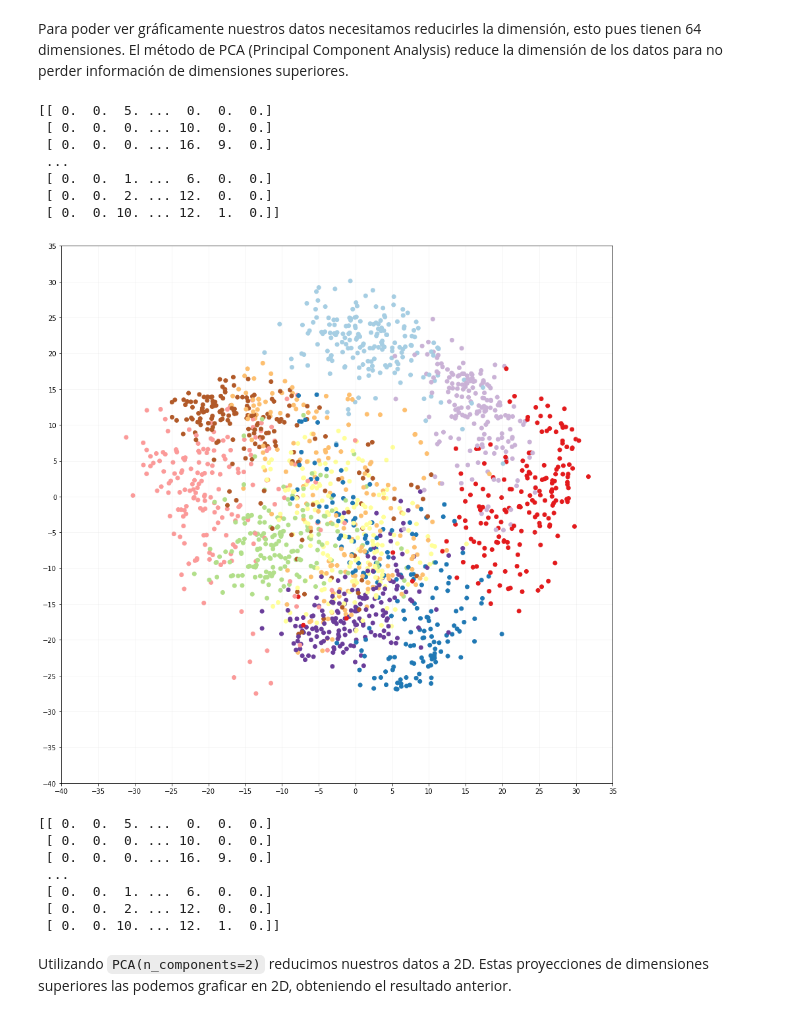
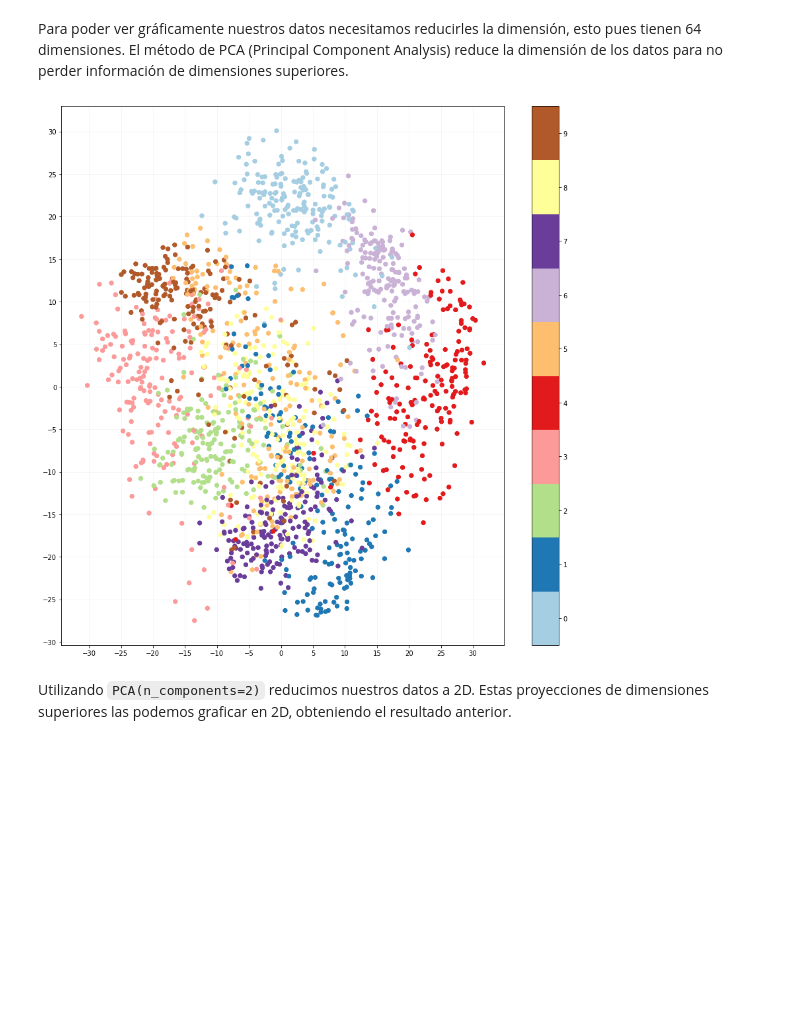
Before and after one commit to vicenteaguero/IMT1001-Data-Science-Project, a Jupyter notebook: Módulos/Análisis de la Base de Datos Inicial.ipynb, the cells around one changed output. Drawn from its saved outputs; the diff is of its cells as text; code cells hidden in the pictures; blank space fills up the shorter version.

```diff
--- a/Módulos/Análisis de la Base de Datos Inicial.ipynb
+++ b/Módulos/Análisis de la Base de Datos Inicial.ipynb
@@ -61,38 +61,23 @@ La base de datos viene dada por 1797 matrices de 8x8 (digits.images), donde cada
 # %% [markdown]
 Para poder ver gráficamente nuestros datos necesitamos reducirles la dimensión, esto pues tienen 64 dimensiones. El método de PCA (Principal Component Analysis) reduce la dimensión de los datos para no perder información de dimensiones superiores.
 # %%
-print(digits.data)
 plt.figure(figsize=(15, 15))
 pca2 = PCA(n_components=2)
 proj2 = pca2.fit_transform(digits.data)
 plt.scatter(proj2[:, 0], proj2[:, 1], c=digits.target, cmap="Paired")
-# Insertar colorbar ---------------------------------------------------------------------------------------------------
-#plt.colorbar()
 plt.xticks(np.arange(-40, 40, step=5))
 plt.yticks(np.arange(-40, 40, step=5))
-#plt.xlabel("\nX\n", fontweight="bold", fontsize=30)
-#plt.ylabel("\nY\n", fontweight="bold", fontsize=30)
-#plt.title("\nPCA(2)\n", fontweight="extra bold", fontsize=40)
 plt.grid(True, linewidth=1, alpha=0.1)
 plt.savefig("pca2d.png")
+cmap = plt.get_cmap('Paired', 10)
+scatter = plt.scatter(proj2[:, 0], proj2[:, 1], c=digits.target, cmap=cmap)
+cbar = plt.colorbar(scatter)
+tick_locs = (np.arange(10) + 0.5)*(10-1)/10
+cbar.set_ticks(tick_locs)
+cbar.set_ticklabels(np.arange(10))
 plt.show()
-print(digits.data)
 # %% [output]
-[[ 0.  0.  5. ...  0.  0.  0.]
- [ 0.  0.  0. ... 10.  0.  0.]
- [ 0.  0.  0. ... 16.  9.  0.]
- ...
- [ 0.  0.  1. ...  6.  0.  0.]
- [ 0.  0.  2. ... 12.  0.  0.]
- [ 0.  0. 10. ... 12.  1.  0.]]
-[figure, old version]
+[figure, new version]
-[[ 0.  0.  5. ...  0.  0.  0.]
- [ 0.  0.  0. ... 10.  0.  0.]
- [ 0.  0.  0. ... 16.  9.  0.]
- ...
- [ 0.  0.  1. ...  6.  0.  0.]
- [ 0.  0.  2. ... 12.  0.  0.]
- [ 0.  0. 10. ... 12.  1.  0.]]
 # %% [markdown]
 Utilizando `PCA(n_components=2)` reducimos nuestros datos a 2D. Estas proyecciones de dimensiones superiores las podemos graficar en 2D, obteniendo el resultado anterior.
 # %% [markdown]
```
Also changed, not shown: parts of 6 cells of this notebook, 6 other files.
